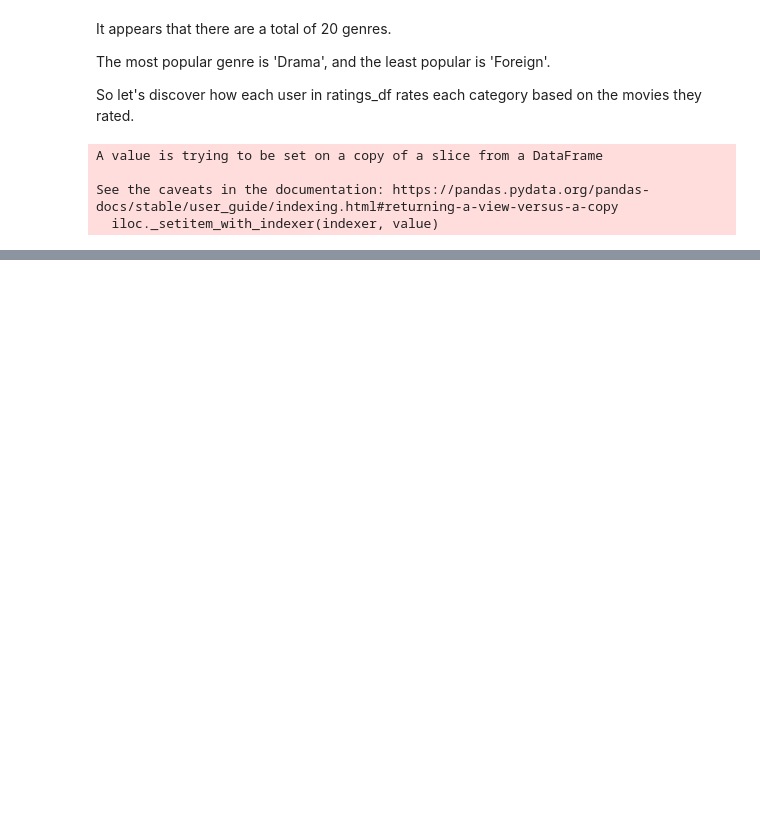
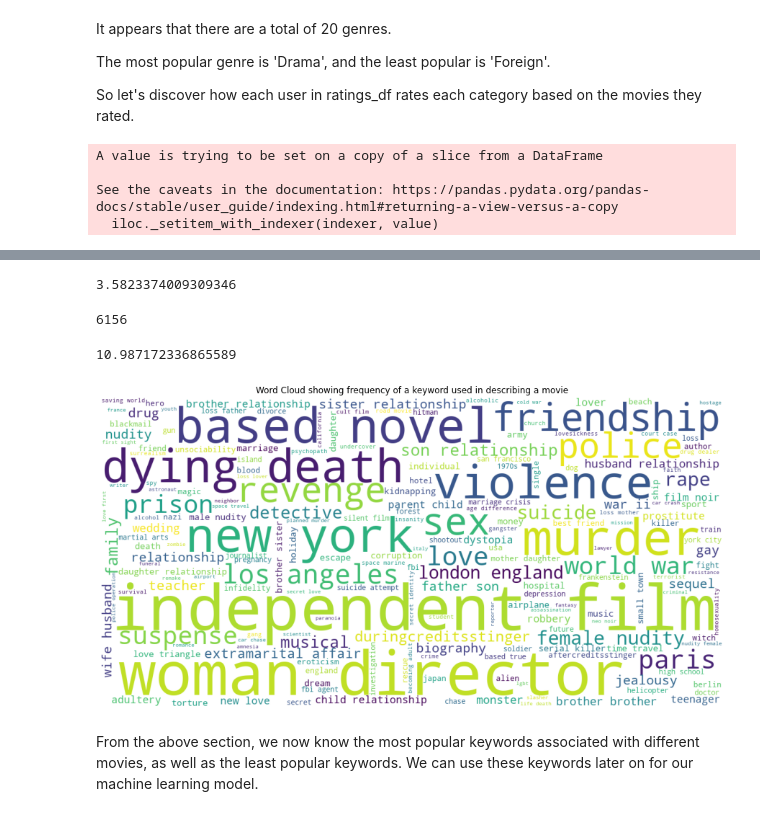
Before and after one commit to kunhwiko/Movie_Recommendation, a Jupyter notebook: src/CIS545_Group_Project.ipynb, the cells around one changed output, grey strips where cells are left out. Drawn from its saved outputs; the diff is of its cells as text; code cells hidden in the pictures; blank space fills up the shorter version.

```diff
--- a/src/CIS545_Group_Project.ipynb
+++ b/src/CIS545_Group_Project.ipynb
@@ -342,0 +367,48 @@ genres_df
+# %%
+# a lot of the keywords are associated with only a few movies (highly specific keywords)
+# we may want to get rid of these highly specific keywords
+
+# average frequency of words = 3.58
+keywords_df['frequency'].mean()
+# %% [output]
+3.5823374009309346
+# %%
+# there are 6156 keywords that appear less than 3 times
+keywords_df[keywords_df['frequency']<=3]['keywords'].count()
+# %% [output]
+6156
+# %%
+# this generates the list of highly specific keywords
+highly_specific_keywords = keywords_df[keywords_df['frequency']<=3]['keywords'].tolist()
+# %%
+# when we get rid of these highly specific keywords, the average frequency increases substantially
+# average frequency of words = 10.99
+keywords_df[keywords_df['frequency']>3]['frequency'].mean()
+# %% [output]
+10.987172336865589
+# %%
+# we will focus on the "not so specific" keywords
+keywords_df = keywords_df[keywords_df['frequency']>3]
+keywords = [word.lower() for word in keywords_list if word not in highly_specific_keywords]
+# %%
+from wordcloud import WordCloud, STOPWORDS
+
+comment_words = "" + " ".join(keywords) + " "
+
+wordcloud = WordCloud(width = 1200, height = 600,
+                background_color ='white',
+                min_font_size = 10).generate(comment_words)
+
+
+plt.figure(figsize = (12, 6), facecolor = None)
+plt.imshow(wordcloud)
+plt.axis("off")
+plt.tight_layout(pad = 0)
+
+plt.title("Word Cloud showing frequency of a keyword used in describing a movie")
+
+plt.show()
+# %% [output]
+[figure, added]
+# %% [markdown]
+From the above section, we now know the most popular keywords associated with different movies, as well as the least popular keywords. We can use these keywords later on for our machine learning model.
```
Also changed, not shown: parts of 40 cells of this notebook.
